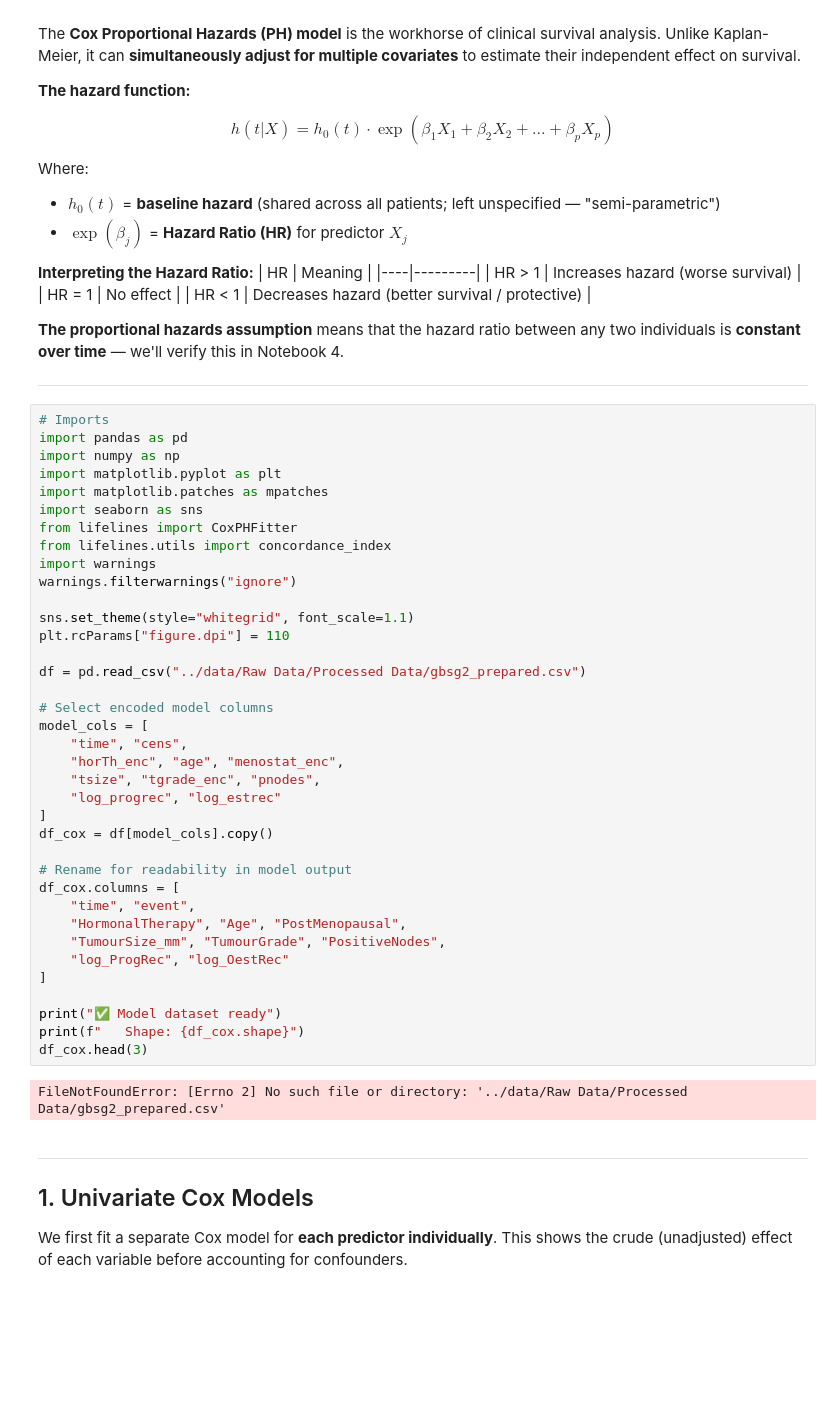
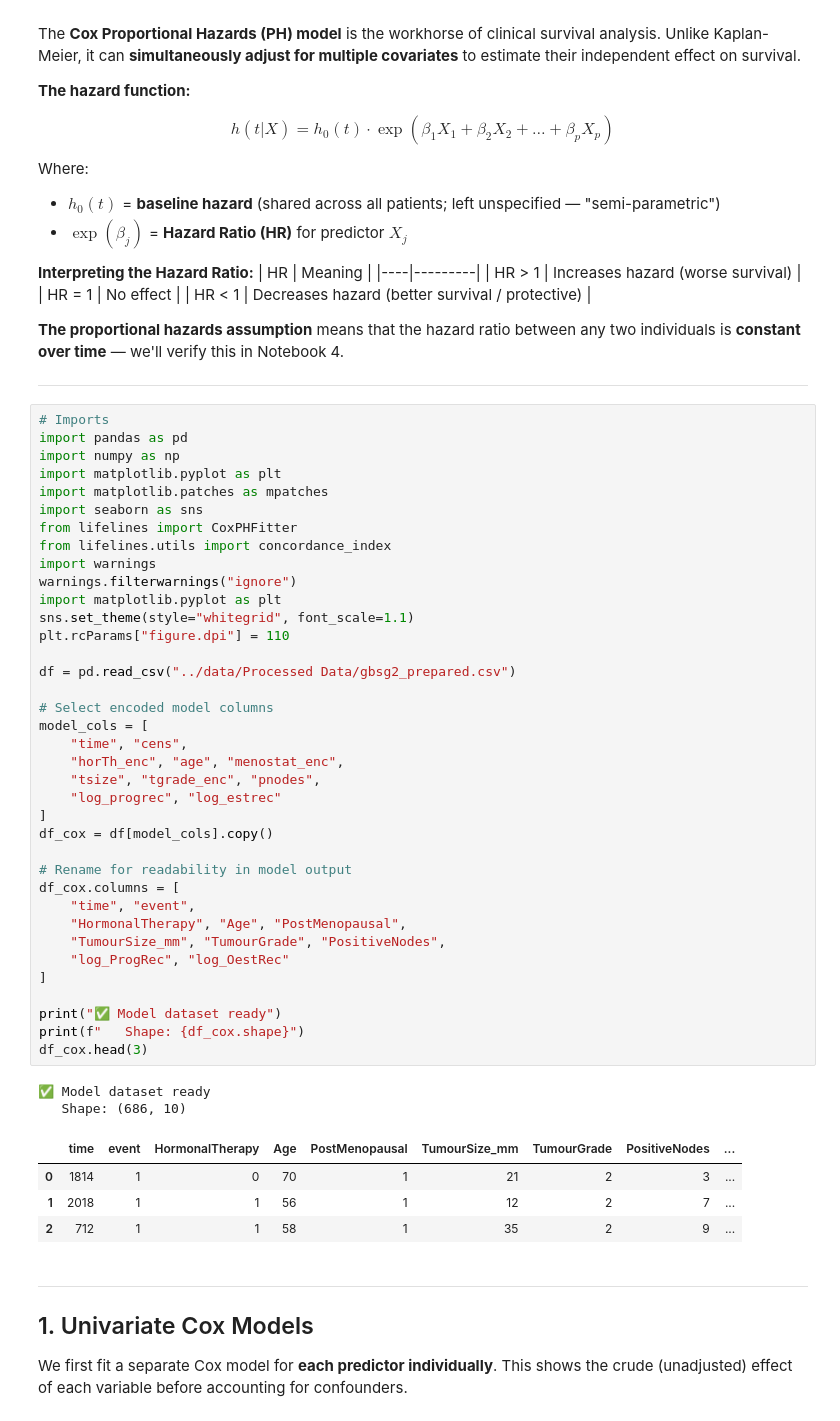
Before and after one commit to Stellamarries-Syombua/disease-survival-analysis, a Jupyter notebook: notebooks/03 Coxph Model.ipynb, the cells around one changed output. Saved outputs shown, nothing was run; the diff lists cells and outputs as text; blank space fills up the shorter version.

```diff
--- a/notebooks/03 Coxph Model.ipynb
+++ b/notebooks/03 Coxph Model.ipynb
@@ -37,36 +37,41 @@ import matplotlib.patches as mpatches
 import seaborn as sns
 from lifelines import CoxPHFitter
 from lifelines.utils import concordance_index
 import warnings
 warnings.filterwarnings("ignore")
-
+import matplotlib.pyplot as plt
 sns.set_theme(style="whitegrid", font_scale=1.1)
 plt.rcParams["figure.dpi"] = 110
 
-df = pd.read_csv("../data/Raw Data/Processed Data/gbsg2_prepared.csv")
+df = pd.read_csv("../data/Processed Data/gbsg2_prepared.csv")
 
 # Select encoded model columns
 model_cols = [
     "time", "cens",
     "horTh_enc", "age", "menostat_enc",
     "tsize", "tgrade_enc", "pnodes",
     "log_progrec", "log_estrec"
 ]
 df_cox = df[model_cols].copy()
 
 # Rename for readability in model output
 df_cox.columns = [
     "time", "event",
     "HormonalTherapy", "Age", "PostMenopausal",
     "TumourSize_mm", "TumourGrade", "PositiveNodes",
     "log_ProgRec", "log_OestRec"
 ]
 
 print("✅ Model dataset ready")
 print(f"   Shape: {df_cox.shape}")
 df_cox.head(3)
 # %% [output]
-FileNotFoundError: [Errno 2] No such file or directory: '../data/Raw Data/Processed Data/gbsg2_prepared.csv'
+✅ Model dataset ready
+   Shape: (686, 10)
+|  | time | event | HormonalTherapy | Age | PostMenopausal | TumourSize_mm | TumourGrade | PositiveNodes | ... |
+| 0 | 1814 | 1 | 0 | 70 | 1 | 21 | 2 | 3 | ... |
+| 1 | 2018 | 1 | 1 | 56 | 1 | 12 | 2 | 7 | ... |
+| 2 | 712 | 1 | 1 | 58 | 1 | 35 | 2 | 9 | ... |
 # %% [markdown]
 ---
 ## 1. Univariate Cox Models
```
Also changed, not shown: parts of 4 cells of this notebook, 23 other files.
